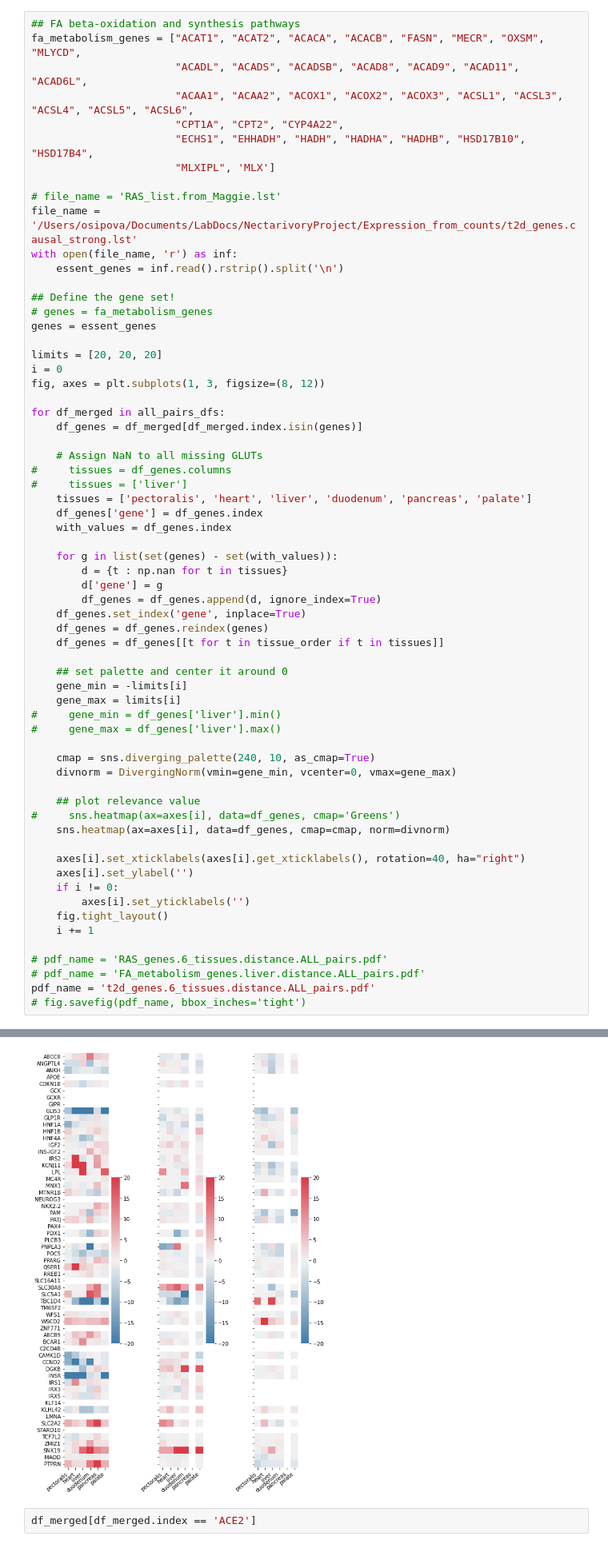
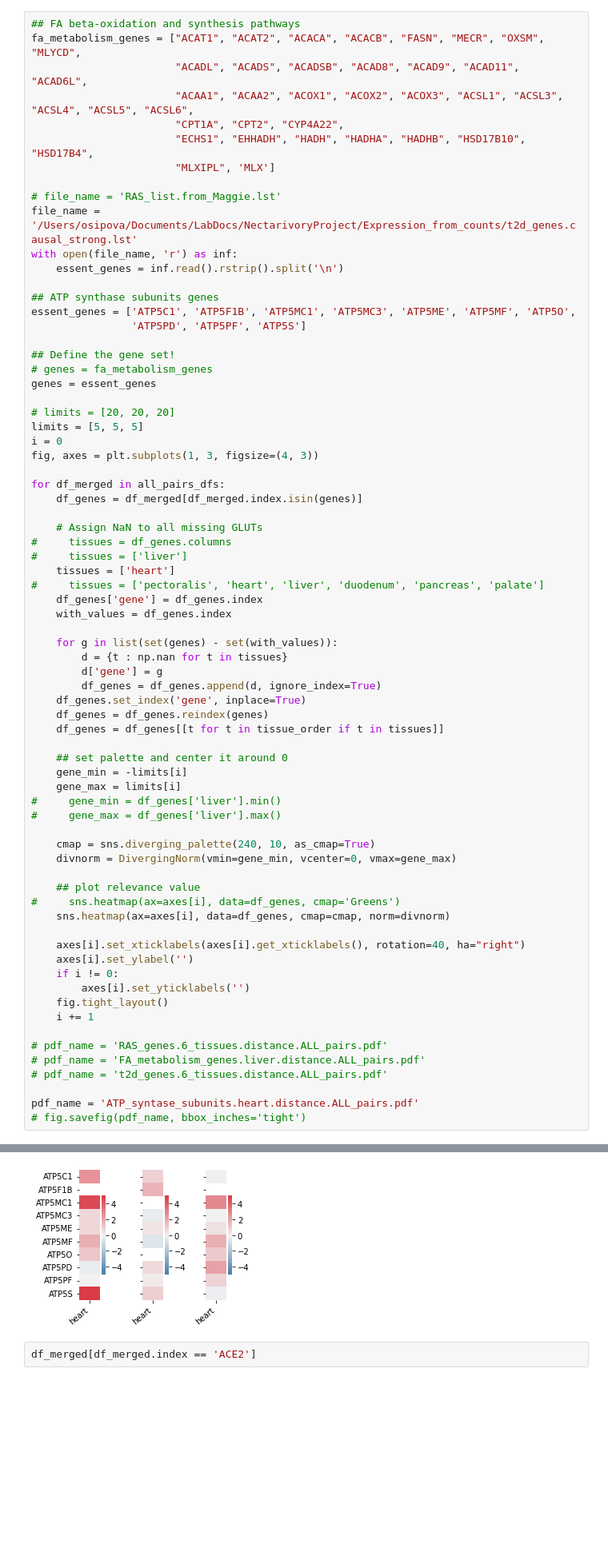
Before and after one commit to osipovarev/Transcriptome_for_NectarGenomics, a Jupyter notebook: up_down_DE_genes_analysis.ipynb, the cells around one changed output, grey strips where cells are left out. Shown: that part at 80% size. Saved outputs shown, nothing was run; the diff lists cells and outputs as text; blank space fills up the shorter version.

```diff
--- a/up_down_DE_genes_analysis.ipynb
+++ b/up_down_DE_genes_analysis.ipynb
@@ -445,13 +445,18 @@ file_name = '/Users/osipova/Documents/LabDocs/NectarivoryProject/Expression_from
 with open(file_name, 'r') as inf:
     essent_genes = inf.read().rstrip().split('\n')
 
+## ATP synthase subunits genes
+essent_genes = ['ATP5C1', 'ATP5F1B', 'ATP5MC1', 'ATP5MC3', 'ATP5ME', 'ATP5MF', 'ATP5O',
+                'ATP5PD', 'ATP5PF', 'ATP5S']
+
 ## Define the gene set!
 # genes = fa_metabolism_genes
 genes = essent_genes
 
-limits = [20, 20, 20]
+# limits = [20, 20, 20]
+limits = [5, 5, 5]
 i = 0
-fig, axes = plt.subplots(1, 3, figsize=(8, 12))
+fig, axes = plt.subplots(1, 3, figsize=(4, 3))
 
 for df_merged in all_pairs_dfs:
     df_genes = df_merged[df_merged.index.isin(genes)]
@@ -459,7 +464,8 @@ for df_merged in all_pairs_dfs:
     # Assign NaN to all missing GLUTs
 #     tissues = df_genes.columns
 #     tissues = ['liver']
-    tissues = ['pectoralis', 'heart', 'liver', 'duodenum', 'pancreas', 'palate']
+    tissues = ['heart']
+#     tissues = ['pectoralis', 'heart', 'liver', 'duodenum', 'pancreas', 'palate']
     df_genes['gene'] = df_genes.index
     with_values = df_genes.index
 
@@ -473,35 +479,37 @@ for df_merged in all_pairs_dfs:
 
     ## set palette and center it around 0
     gene_min = -limits[i]
     gene_max = limits[i]
 #     gene_min = df_genes['liver'].min()
 #     gene_max = df_genes['liver'].max()
 
     cmap = sns.diverging_palette(240, 10, as_cmap=True)
     divnorm = DivergingNorm(vmin=gene_min, vcenter=0, vmax=gene_max)
 
     ## plot relevance value
 #     sns.heatmap(ax=axes[i], data=df_genes, cmap='Greens')
     sns.heatmap(ax=axes[i], data=df_genes, cmap=cmap, norm=divnorm)
 
     axes[i].set_xticklabels(axes[i].get_xticklabels(), rotation=40, ha="right")
     axes[i].set_ylabel('')
     if i != 0:
         axes[i].set_yticklabels('')
     fig.tight_layout()
     i += 1
 
 # pdf_name = 'RAS_genes.6_tissues.distance.ALL_pairs.pdf'
 # pdf_name = 'FA_metabolism_genes.liver.distance.ALL_pairs.pdf'
-pdf_name = 't2d_genes.6_tissues.distance.ALL_pairs.pdf'
+# pdf_name = 't2d_genes.6_tissues.distance.ALL_pairs.pdf'
+
+pdf_name = 'ATP_syntase_subunits.heart.distance.ALL_pairs.pdf'
 # fig.savefig(pdf_name, bbox_inches='tight')
 # %% [output]
 A value is trying to be set on a copy of a slice from a DataFrame.
 Try using .loc[row_indexer,col_indexer] = value instead
 
 See the caveats in the documentation: https://pandas.pydata.org/pandas-docs/stable/user_guide/indexing.html#returning-a-view-versus-a-copy
 The DivergingNorm class was deprecated in Matplotlib 3.2 and will be removed two minor releases later. Use TwoSlopeNorm instead.
-[figure, old version]
+[figure, new version]
 # %%
 df_merged[df_merged.index == 'ACE2']
 # %% [output]
```
